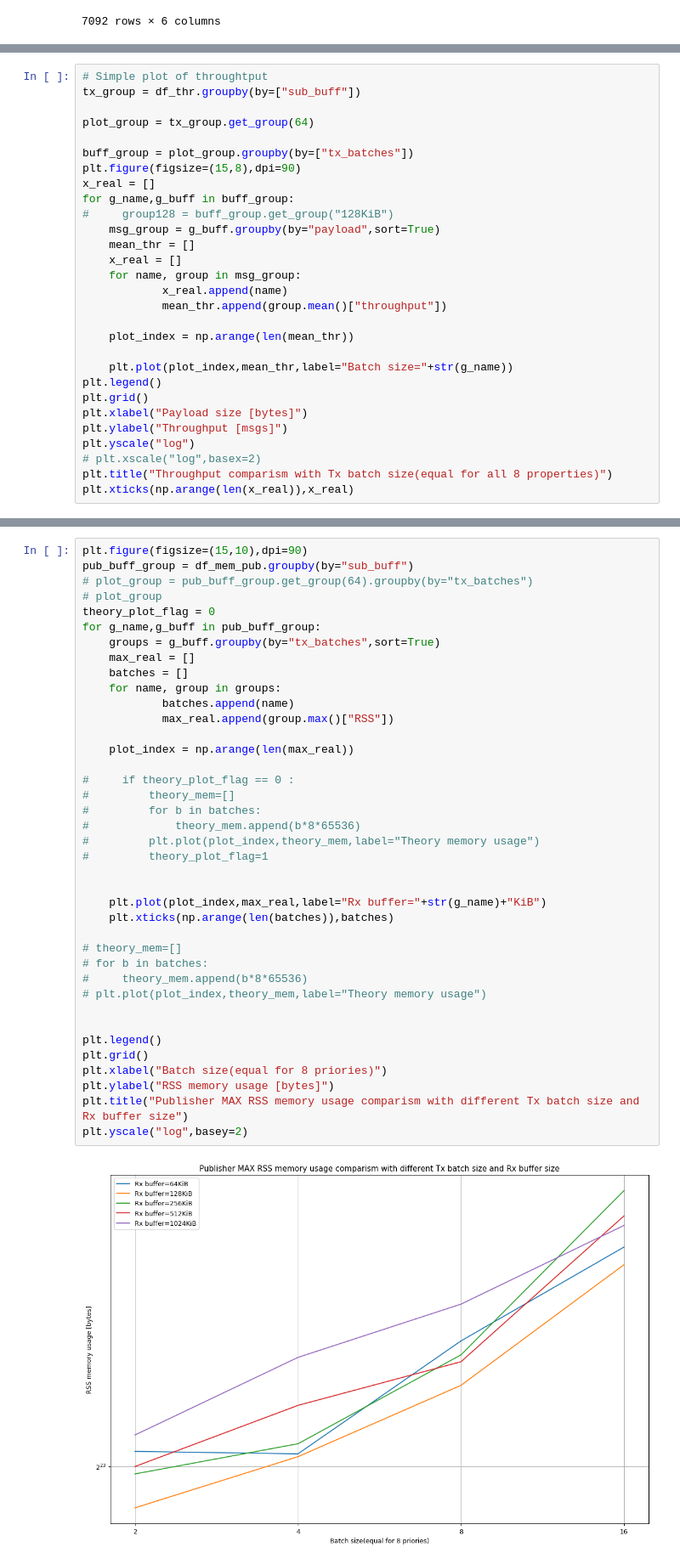
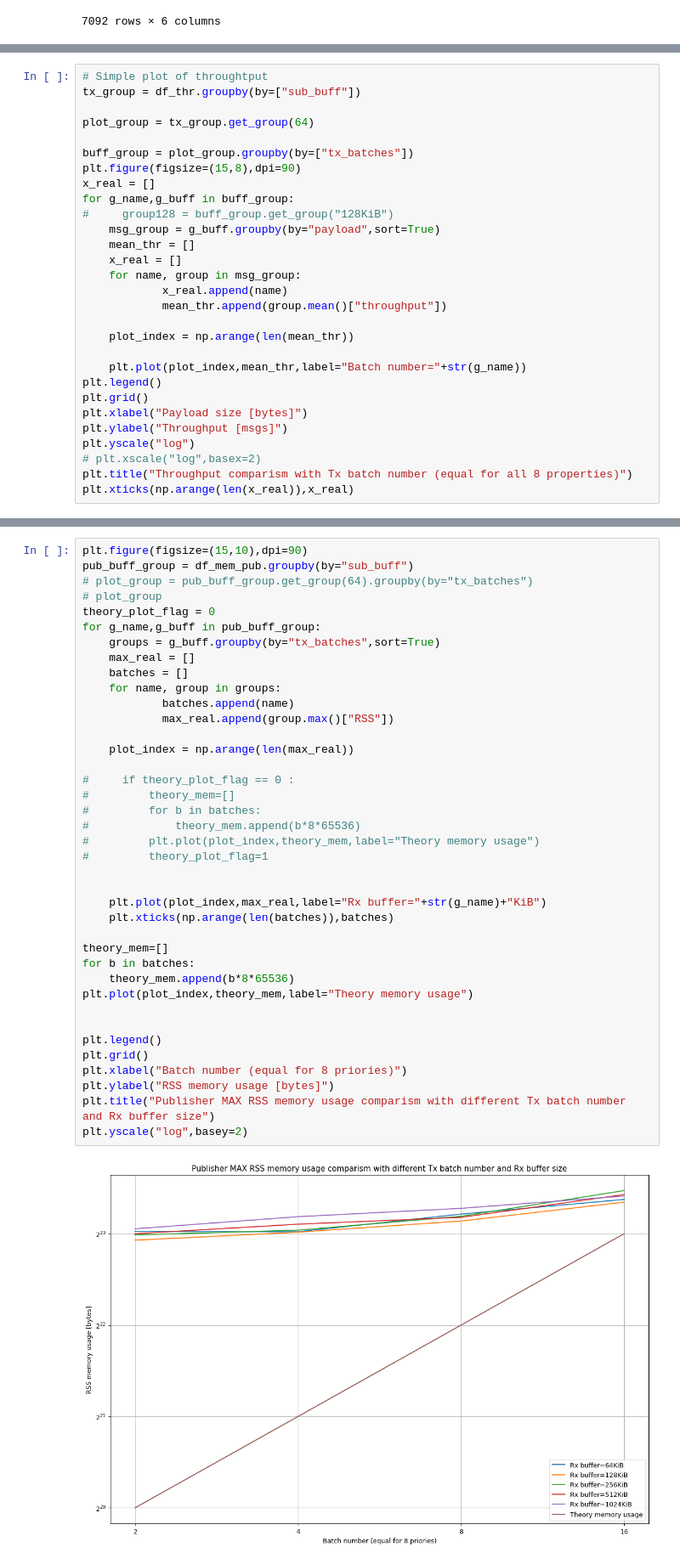
Before and after one commit to Rexyyj/zenoh_buffer_size, a Jupyter notebook: plot_general.ipynb, the cells around one changed output, grey strips where cells are left out. Shown: that part at 85% size. Saved outputs shown, nothing was run; the diff lists cells and outputs as text.

```diff
--- a/plot_general.ipynb
+++ b/plot_general.ipynb
@@ -151,14 +151,14 @@ for g_name,g_buff in buff_group:
 
     plot_index = np.arange(len(mean_thr))
 
-    plt.plot(plot_index,mean_thr,label="Batch size="+str(g_name))
+    plt.plot(plot_index,mean_thr,label="Batch number="+str(g_name))
 plt.legend()
 plt.grid()
 plt.xlabel("Payload size [bytes]")
 plt.ylabel("Throughput [msgs]")
 plt.yscale("log")
 # plt.xscale("log",basex=2)
-plt.title("Throughput comparism with Tx batch size(equal for all 8 properties)")
+plt.title("Throughput comparism with Tx batch number (equal for all 8 properties)")
 plt.xticks(np.arange(len(x_real)),x_real)
 # %% [output]
 ([<matplotlib.axis.XTick at 0x...>,
@@ -219,40 +219,40 @@ pub_buff_group = df_mem_pub.groupby(by="sub_buff")
 # plot_group
 theory_plot_flag = 0
 for g_name,g_buff in pub_buff_group:
     groups = g_buff.groupby(by="tx_batches",sort=True)
     max_real = []
     batches = []
     for name, group in groups:
             batches.append(name)
             max_real.append(group.max()["RSS"])
 
     plot_index = np.arange(len(max_real))
 
 #     if theory_plot_flag == 0 :
 #         theory_mem=[]
 #         for b in batches:
 #             theory_mem.append(b*8*65536)
 #         plt.plot(plot_index,theory_mem,label="Theory memory usage")
 #         theory_plot_flag=1
 
 
     plt.plot(plot_index,max_real,label="Rx buffer="+str(g_name)+"KiB")
     plt.xticks(np.arange(len(batches)),batches)
 
-# theory_mem=[]
-# for b in batches:
-#     theory_mem.append(b*8*65536)
-# plt.plot(plot_index,theory_mem,label="Theory memory usage")
+theory_mem=[]
+for b in batches:
+    theory_mem.append(b*8*65536)
+plt.plot(plot_index,theory_mem,label="Theory memory usage")
 
 
 plt.legend()
 plt.grid()
-plt.xlabel("Batch size(equal for 8 priories)")
+plt.xlabel("Batch number (equal for 8 priories)")
 plt.ylabel("RSS memory usage [bytes]")
-plt.title("Publisher MAX RSS memory usage comparism with different Tx batch size and Rx buffer size")
+plt.title("Publisher MAX RSS memory usage comparism with different Tx batch number and Rx buffer size")
 plt.yscale("log",basey=2)
 # %% [output]
-[figure, old version]
+[figure, new version]
 # %%
 plt.figure(figsize=(15,10),dpi=90)
 sub_buff_group = df_mem_sub.groupby(by="sub_buff")
```
Also changed, not shown: parts of 2 cells of this notebook, 3 other files.
